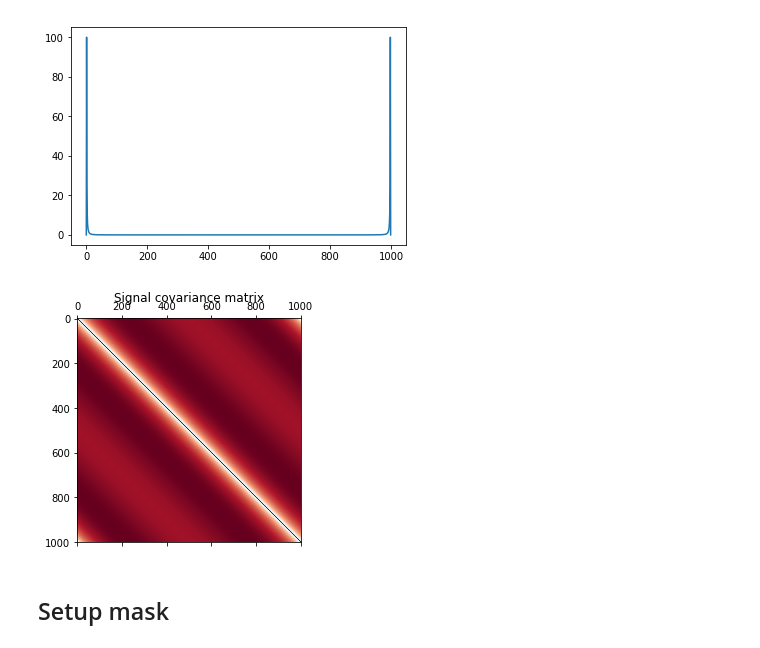
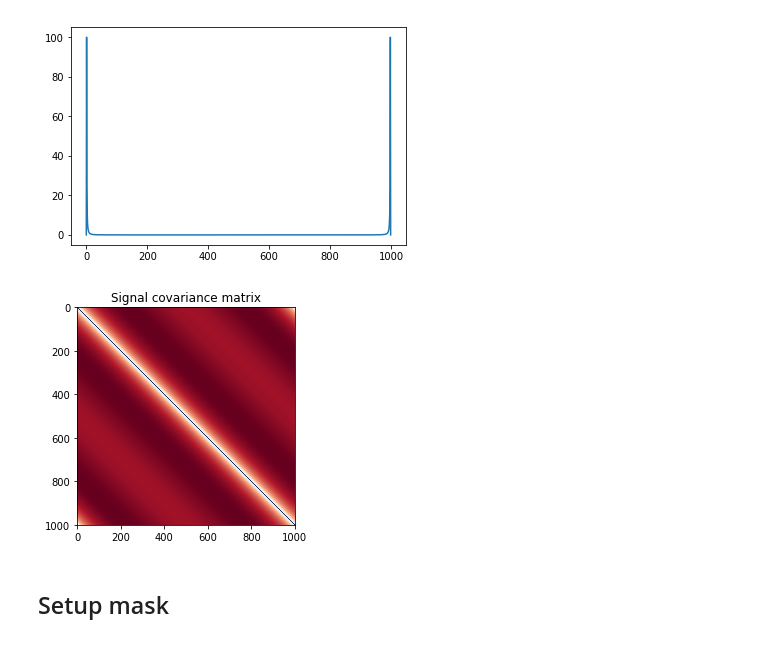
Before and after one commit to florent-leclercq/Bayes_InfoTheory, a Jupyter notebook: WienerFilter_denoising.ipynb, the cells around one changed output. Saved outputs shown, nothing was run; the diff lists cells and outputs as text; code cells hidden in the pictures.

```diff
--- a/WienerFilter_denoising.ipynb
+++ b/WienerFilter_denoising.ipynb
@@ -27,11 +27,11 @@ plt.show()
 sqrtsignalcovar=np.diagflat(np.sqrt(signalcovar))
 sqrtsignalcovarPix=np.fft.ifft(np.fft.fft(sqrtsignalcovar).T).T
 # %%
-plt.matshow(sqrtsignalcovarPix.real, cmap='RdBu')
+plt.imshow(sqrtsignalcovarPix.real, cmap='RdBu')
 plt.title("Signal covariance matrix")
 plt.show()
 # %% [output]
-[figure, old version]
+[figure, new version]
 # %% [markdown]
 ## Setup mask
 # %%
```
Also changed, not shown: parts of 3 cells of this notebook, 2 other files.
